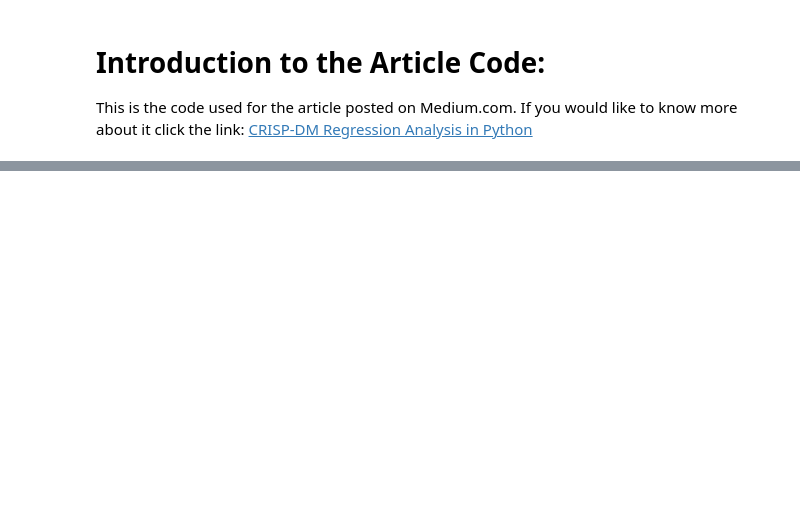
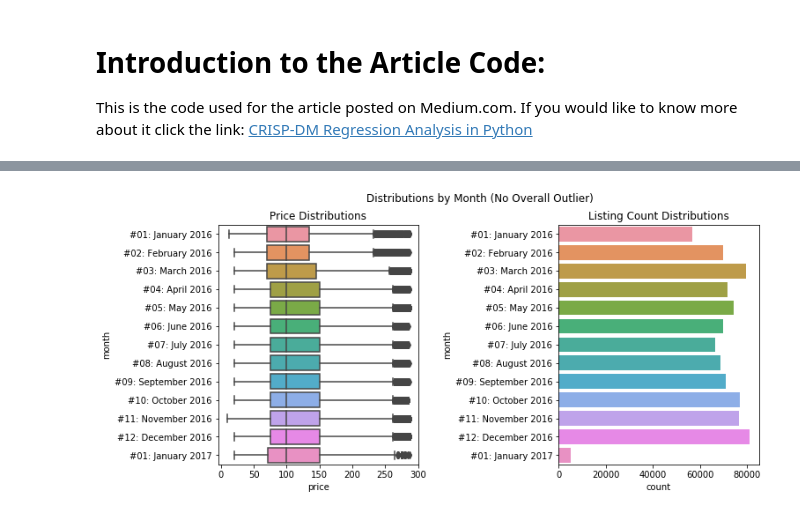
Before and after one commit to samlexrod/airbnb_ml, a Jupyter notebook: AIRBNB_Seattle.ipynb, the cells around one changed output, grey strips where cells are left out. Drawn from its saved outputs; the diff is of its cells as text; code cells hidden in the pictures; blank space fills up the shorter version.

```diff
--- a/AIRBNB_Seattle.ipynb
+++ b/AIRBNB_Seattle.ipynb
@@ -79,0 +58,8 @@ sns.boxplot(x='price', y='month', data=df_calendar_clean);
+# %%
+# Cleaning price
+df_calendar.loc[:, 'price'] = df_calendar.price.str.findall(
+    '[^$,]').str.join('').astype(float)
+
+# Grouping prices by the available feature
+df_calendar.groupby('available').count()[['price']].plot.barh(
+    title="Calendar Value Counts by Availability");
@@ -79,0 +74,33 @@ sns.boxplot(x='price', y='month', data=df_calendar_clean);
+# %%
+# Converting date to date time
+df_calendar.loc[:, 'date'] = df_calendar.date.apply(pd.to_datetime)
+
+# Adding the months ot sort on Graph
+month_format = lambda x: f"#{x.month:0>2}" + ': ' + x.month_name() + ' ' +str(x.year)
+month_func = lambda x: x.date.apply(month_format)
+df_calendar = df_calendar.assign(month=month_func)
+# %%
+fig, ax = plt.subplots(ncols=2, nrows=1, figsize=(11, 5))
+
+plt.suptitle('Distributions by Month (No Overall Outlier)')
+plt.subplots_adjust(wspace=.7)
+
+# Statistical outlier removal
+upper_quartile = df_calendar.price.quantile(.75)
+lower_quartile = df_calendar.price.quantile(.25)
+interquartile =  upper_quartile - lower_quartile
+lower_whisker = lower_quartile - interquartile * 1.5
+upper_whisker = upper_quartile + interquartile * 1.5
+
+# Data without outlier to plot
+
+df_calendar_noout = df_calendar.query(f"price<={upper_whisker} and price>={lower_whisker}")
+
+# Plotting
+ax[0].set_title('Price Distributions')
+sns.boxplot(x='price', y='month', data=df_calendar_noout, ax=ax[0]);
+
+ax[1].set_title('Listing Count Distributions')
+sns.countplot(y='month', data=df_calendar_noout, ax=ax[1]);
+# %% [output]
+[figure, added]
```
Also changed, not shown: parts of 56 cells of this notebook, 8 other files.
